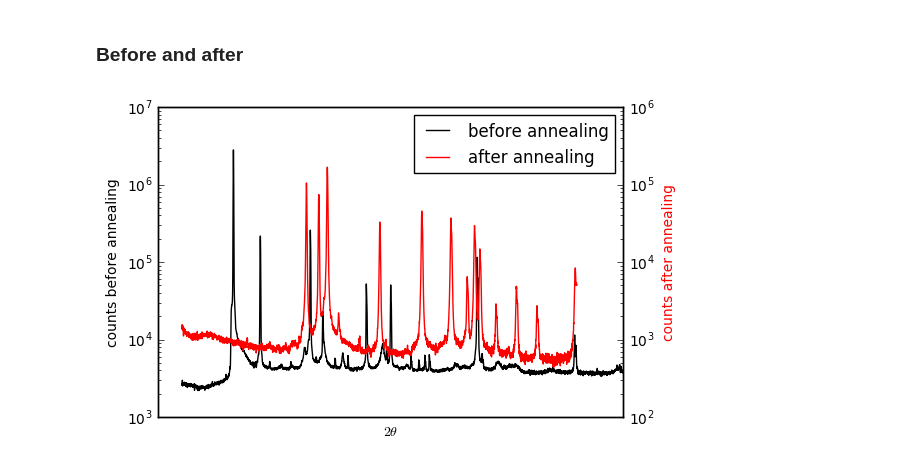
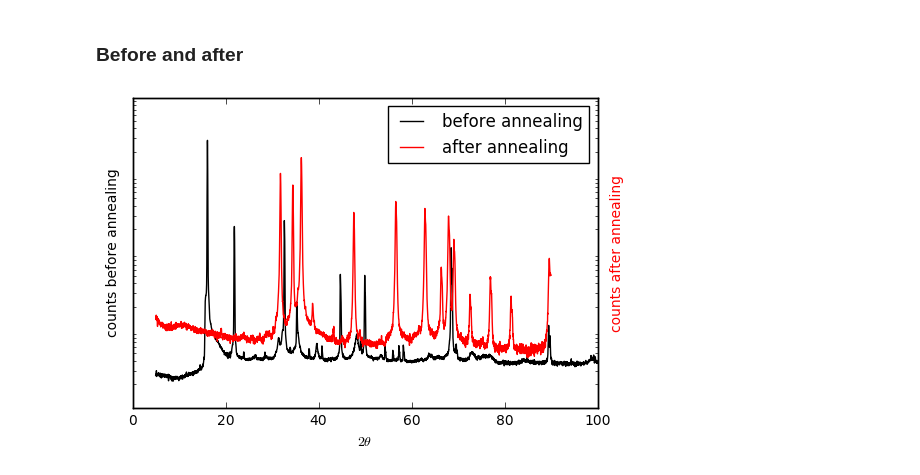
Before and after one commit to omki/xray_python, a Jupyter notebook: X-Ray-doubleplot.ipynb, the cells around one changed output. Drawn from its saved outputs; the diff is of its cells as text; code cells hidden in the pictures.

```diff
--- a/X-Ray-doubleplot.ipynb
+++ b/X-Ray-doubleplot.ipynb
@@ -25,25 +25,27 @@ with open('xrd/CuOCuCl2.xy','r') as f:
 # %%
 plt.close()
 
 f = plt.figure()#plt.figure(figsize=(12,3))
 ax1 = plt.gca()
 ax2 = ax1.twinx()
 
 ln1 = ax1.plot(before_x, before_y, 'k-', label = 'before annealing')
 ln2 = ax2.plot(after_x, after_y, 'r-', label = 'after annealing')
 ax1.set_yscale('log')
 ax2.set_yscale('log')
 ax1.set_xlabel(r'$2 \theta$')
-ax1.set_xticks([], [])
+ax1.set_yticks([])
+ax2.set_yticks([])
+
 ax1.set_ylabel('counts before annealing', color='k')
 ax2.set_ylabel('counts after annealing', color='r')
-#ax1.axis('off')
-#ax2.axis('off')
+# ax1.axis('off')
+# ax2.axis('off')
 
 lines = ln1 + ln2
 labels = [l.get_label() for l in lines]
 plt.legend(lines, labels, loc=0)
 
 plt.show()
 # %% [output]
-[figure, old version]
+[figure, new version]
```
Also changed, not shown: 5 other files.
